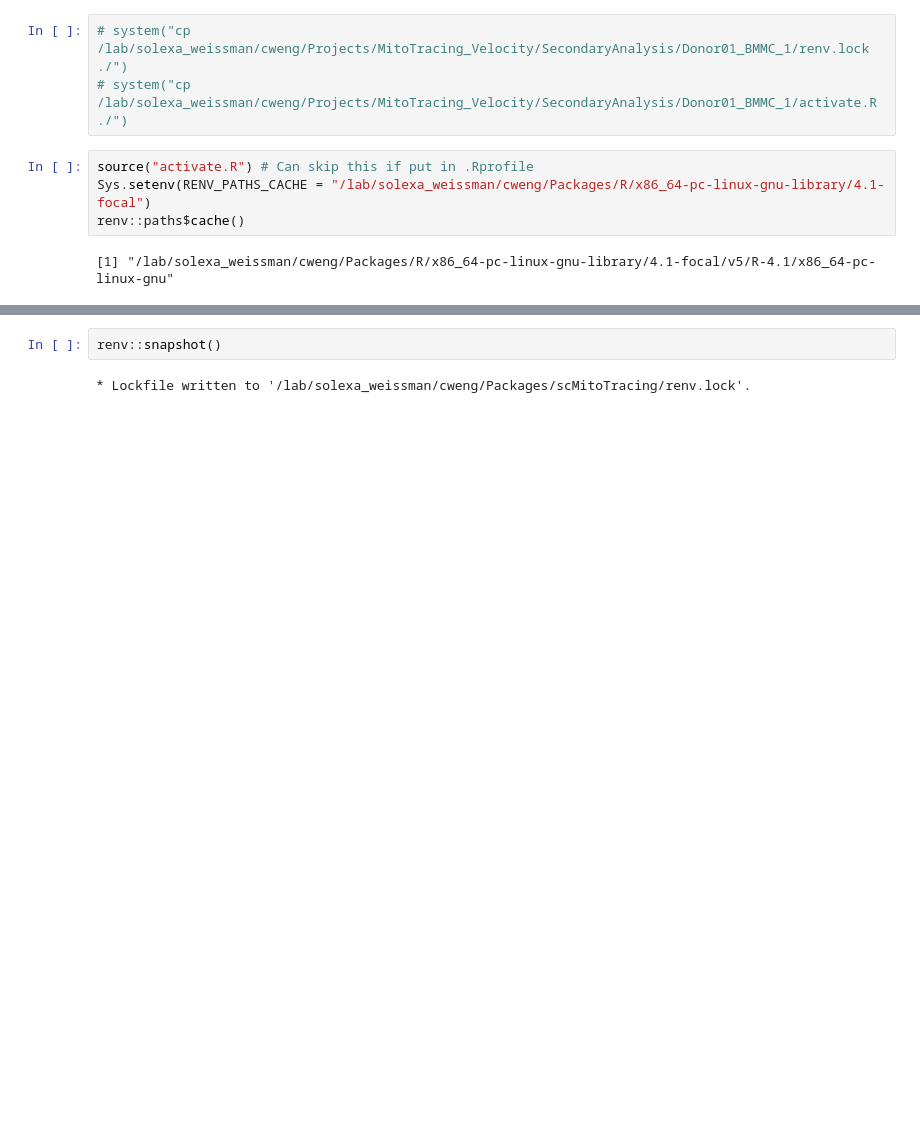
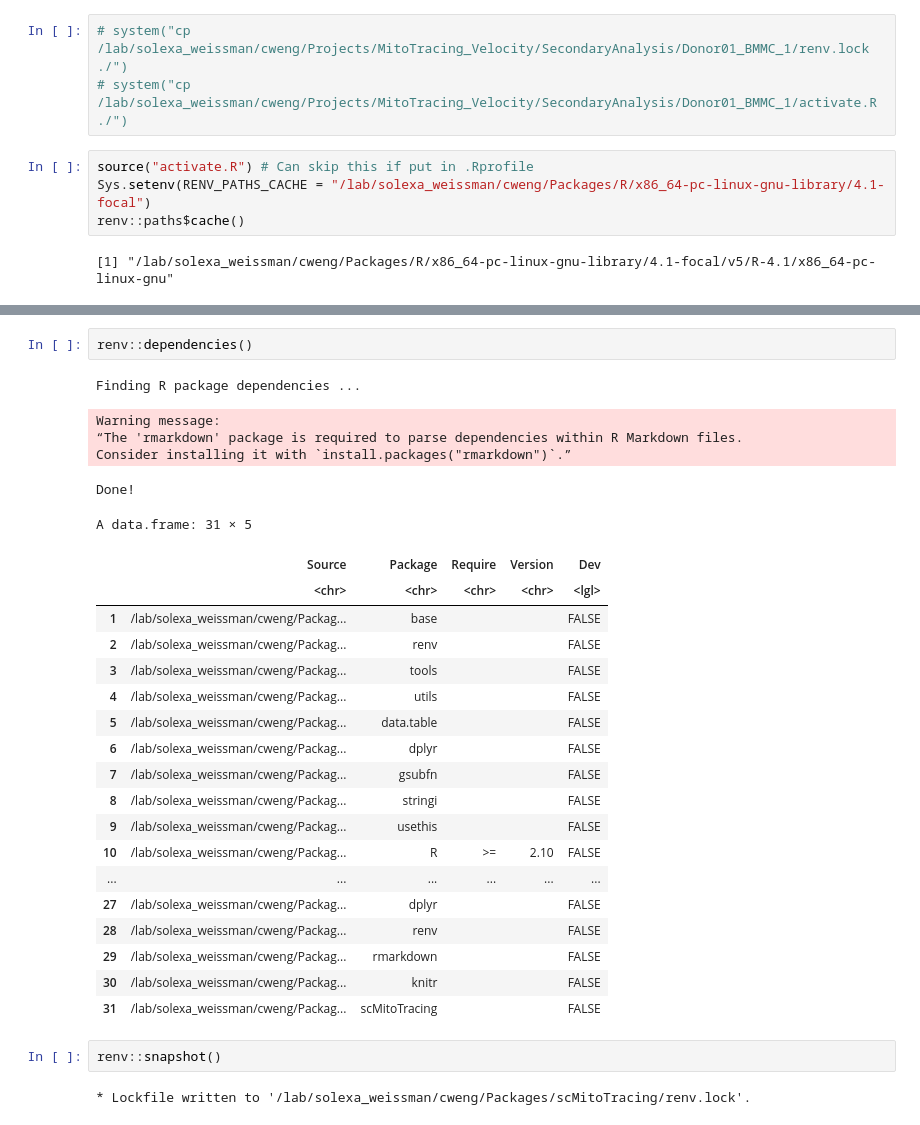
Before and after one commit to chenweng1991/redeemR, a Jupyter notebook: scMitoTracingRunningTest.ipynb, the cells around one changed output, grey strips where cells are left out. Cells and saved outputs as stored; diff of their text form; blank space fills up the shorter version.

```diff
--- a/scMitoTracingRunningTest.ipynb
+++ b/scMitoTracingRunningTest.ipynb
@@ -33,6 +53,33 @@ Warning message:
 Loading required package: MASS
 
 Loading required package: ggplot2
+# %%
+renv::dependencies()
+# %% [output]
+Finding R package dependencies ...
+Warning message:
+“The 'rmarkdown' package is required to parse dependencies within R Markdown files.
+Consider installing it with `install.packages("rmarkdown")`.”
+Done!
+A data.frame: 31 × 5
+|  | Source | Package | Require | Version | Dev |
+|  | <chr> | <chr> | <chr> | <chr> | <lgl> |
+| 1 | /lab/solexa_weissman/cweng/Packag... | base |  |  | FALSE |
+| 2 | /lab/solexa_weissman/cweng/Packag... | renv |  |  | FALSE |
+| 3 | /lab/solexa_weissman/cweng/Packag... | tools |  |  | FALSE |
+| 4 | /lab/solexa_weissman/cweng/Packag... | utils |  |  | FALSE |
+| 5 | /lab/solexa_weissman/cweng/Packag... | data.table |  |  | FALSE |
+| 6 | /lab/solexa_weissman/cweng/Packag... | dplyr |  |  | FALSE |
+| 7 | /lab/solexa_weissman/cweng/Packag... | gsubfn |  |  | FALSE |
+| 8 | /lab/solexa_weissman/cweng/Packag... | stringi |  |  | FALSE |
+| 9 | /lab/solexa_weissman/cweng/Packag... | usethis |  |  | FALSE |
+| 10 | /lab/solexa_weissman/cweng/Packag... | R | >= | 2.10 | FALSE |
+| ... | ... | ... | ... | ... | ... |
+| 27 | /lab/solexa_weissman/cweng/Packag... | dplyr |  |  | FALSE |
+| 28 | /lab/solexa_weissman/cweng/Packag... | renv |  |  | FALSE |
+| 29 | /lab/solexa_weissman/cweng/Packag... | rmarkdown |  |  | FALSE |
+| 30 | /lab/solexa_weissman/cweng/Packag... | knitr |  |  | FALSE |
+| 31 | /lab/solexa_weissman/cweng/Packag... | scMitoTracing |  |  | FALSE |
 # %%
 renv::snapshot()
 # %% [output]
```
Also changed, not shown: parts of 16 cells of this notebook, 59 other files.
